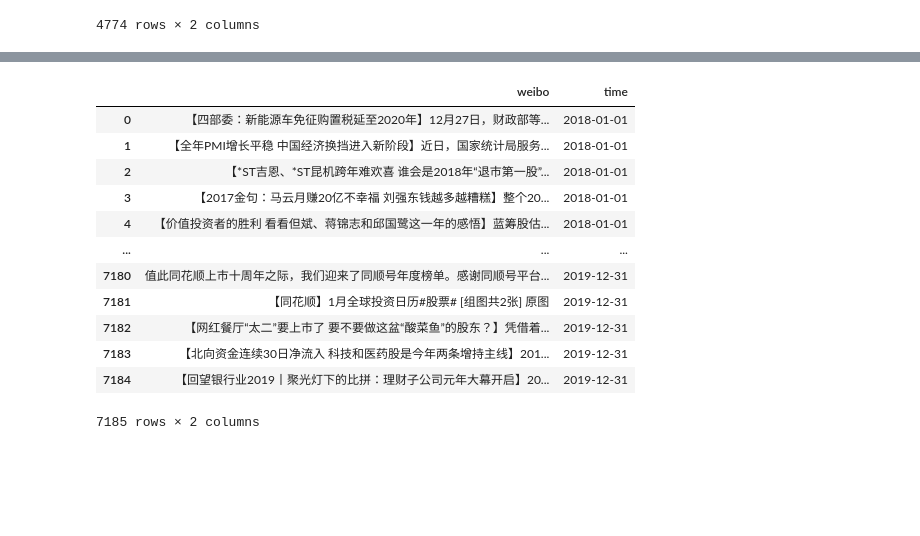
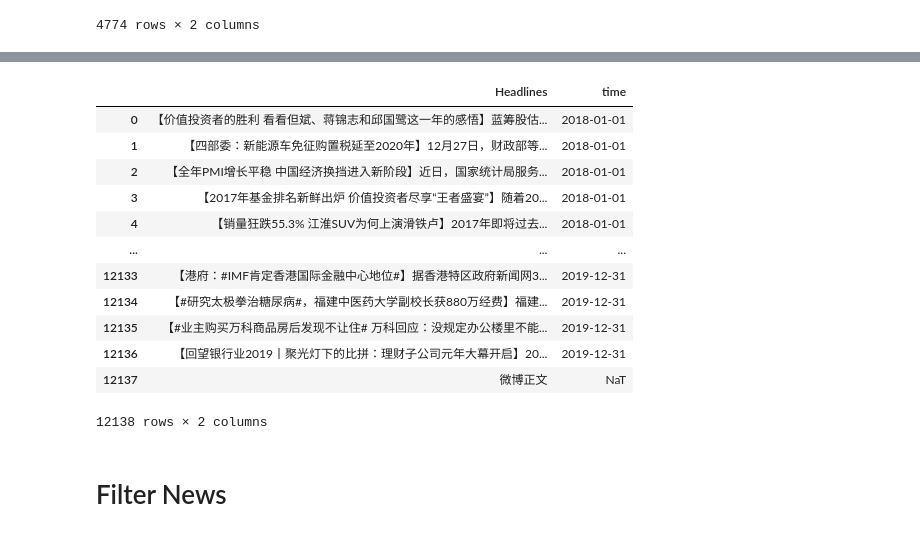
Before and after one commit to JANE-WANG-X/2025, a Jupyter notebook: data_cleaning.ipynb, the cells around one changed output, grey strips where cells are left out. Saved outputs shown, nothing was run; the diff lists cells and outputs as text; code cells hidden in the pictures; blank space fills up the shorter version.

```diff
--- a/data_cleaning.ipynb
+++ b/data_cleaning.ipynb
@@ -315,3 +319,12 @@ dongfang
 | 4772 | 【全年PMI增长平稳 中国经济换挡进入新阶段】近日，国家统计局服务... | 2018-01-01 |
 | 4773 | 【四部委：新能源车免征购置税延至2020年】12月27日，财政部等... | 2018-01-01 |
 4774 rows × 2 columns
+# %%
+guoxin = pd.read_csv("data/国资小新.csv")
+guoxin = guoxin.drop(columns=[
+    "微博id", "头条文章url", "原始图片url", "微博视频url",
+    "发布位置", "发布工具", "点赞数", "转发数", "评论数"
+])
+guoxin = guoxin.rename(columns={'微博正文': 'weibo', '发布时间': 'time'})
+guoxin['time'] = pd.to_datetime(guoxin['time'], errors='coerce').dt.date
+guoxin
@@ -317,0 +345,9 @@ dongfang
+# %%
+yanghang = pd.read_csv("data/央行微播.csv")
+yanghang = yanghang.drop(columns=[
+    "微博id", "头条文章url", "原始图片url", "微博视频url",
+    "发布位置", "发布工具", "点赞数", "转发数", "评论数"
+])
+yanghang = yanghang.rename(columns={'微博正文': 'weibo', '发布时间': 'time'})
+yanghang['time'] = pd.to_datetime(yanghang['time'], errors='coerce').dt.date
+yanghang
@@ -317,0 +368,5 @@ dongfang
+# %%
+cn_sup = pd.read_csv("data/cn_supplement_news.csv")
+cn_sup['time'] = pd.to_datetime(cn_sup['time'], errors='coerce').dt.date
+cn_sup = cn_sup.dropna(subset=['time', 'weibo'])
+cn_sup
@@ -318,20 +387,22 @@ dongfang
 # %%
-merged_df = pd.concat([sina, tonghuashun, dongfang], ignore_index=True)
-merged_df = merged_df.sort_values(by='time')
-merged_df = merged_df.reset_index(drop=True)
-merged_df
+cn_merged_df = pd.concat([sina, tonghuashun, dongfang, guoxin, yanghang, cn_sup], ignore_index=True)
+cn_merged_df = cn_merged_df.sort_values(by='time')
+cn_merged_df = cn_merged_df.drop_duplicates(subset=['weibo'])
+cn_merged_df = cn_merged_df.rename(columns={'weibo':'Headlines'})
+cn_merged_df = cn_merged_df.reset_index(drop=True)
+cn_merged_df
 # %% [output]
-|  | weibo | time |
-| 0 | 【四部委：新能源车免征购置税延至2020年】12月27日，财政部等... | 2018-01-01 |
-| 1 | 【全年PMI增长平稳 中国经济换挡进入新阶段】近日，国家统计局服务... | 2018-01-01 |
-| 2 | 【*ST吉恩、*ST昆机跨年难欢喜 谁会是2018年“退市第一股”... | 2018-01-01 |
-| 3 | 【2017金句：马云月赚20亿不幸福 刘强东钱越多越糟糕】整个20... | 2018-01-01 |
-| 4 | 【价值投资者的胜利 看看但斌、蒋锦志和邱国鹭这一年的感悟】蓝筹股估... | 2018-01-01 |
+|  | Headlines | time |
+| 0 | 【价值投资者的胜利 看看但斌、蒋锦志和邱国鹭这一年的感悟】蓝筹股估... | 2018-01-01 |
+| 1 | 【四部委：新能源车免征购置税延至2020年】12月27日，财政部等... | 2018-01-01 |
+| 2 | 【全年PMI增长平稳 中国经济换挡进入新阶段】近日，国家统计局服务... | 2018-01-01 |
+| 3 | 【2017年基金排名新鲜出炉 价值投资者尽享“王者盛宴”】随着20... | 2018-01-01 |
+| 4 | 【销量狂跌55.3% 江淮SUV为何上演滑铁卢】2017年即将过去... | 2018-01-01 |
 | ... | ... | ... |
-| 7180 | 值此同花顺上市十周年之际，我们迎来了同顺号年度榜单。感谢同顺号平台... | 2019-12-31 |
-| 7181 | 【同花顺】1月全球投资日历#股票# [组图共2张] 原图 | 2019-12-31 |
-| 7182 | 【网红餐厅“太二”要上市了 要不要做这盆“酸菜鱼”的股东？】凭借着... | 2019-12-31 |
-| 7183 | 【北向资金连续30日净流入 科技和医药股是今年两条增持主线】201... | 2019-12-31 |
-| 7184 | 【回望银行业2019丨聚光灯下的比拼：理财子公司元年大幕开启】20... | 2019-12-31 |
+| 12133 | 【港府：#IMF肯定香港国际金融中心地位#】据香港特区政府新闻网3... | 2019-12-31 |
+| 12134 | 【#研究太极拳治糖尿病#，福建中医药大学副校长获880万经费】福建... | 2019-12-31 |
+| 12135 | 【#业主购买万科商品房后发现不让住# 万科回应：没规定办公楼里不能... | 2019-12-31 |
+| 12136 | 【回望银行业2019丨聚光灯下的比拼：理财子公司元年大幕开启】20... | 2019-12-31 |
+| 12137 | 微博正文 | NaT |
-7185 rows × 2 columns
+12138 rows × 2 columns
 # %%
@@ -338,0 +410,2 @@ merged_df.to_csv("data_cleaned/china_news.csv")
+# %% [markdown]
+# Filter News
```
Also changed, not shown: parts of 18 cells of this notebook.
